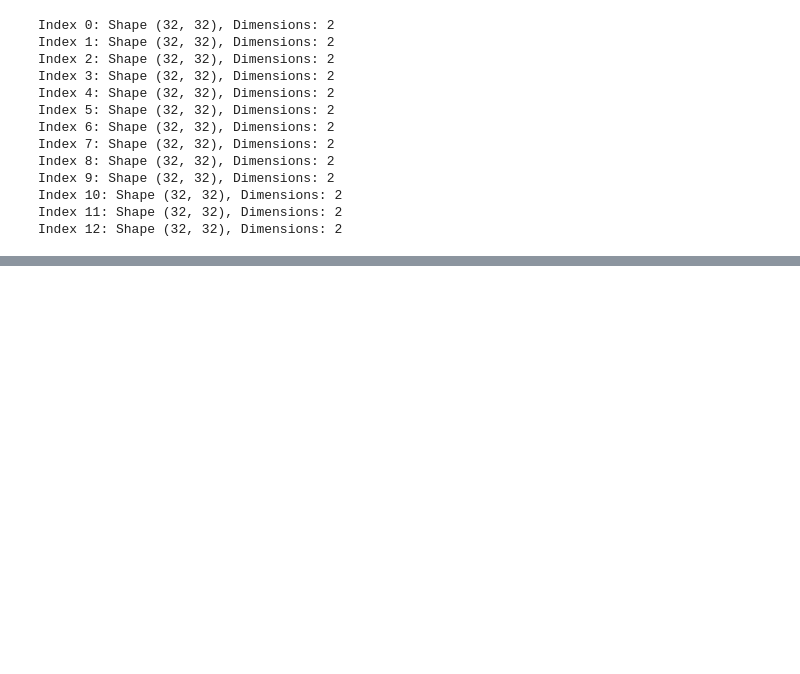
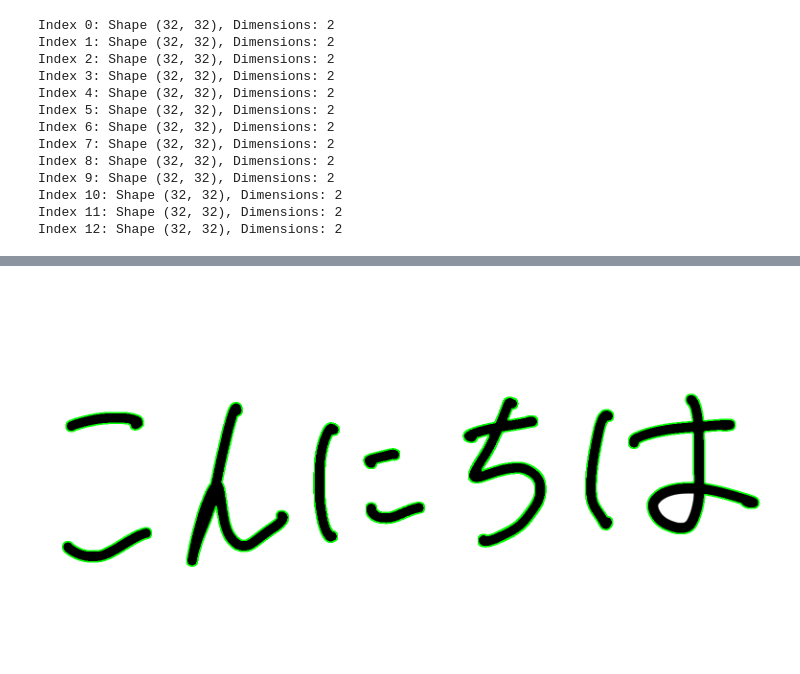
Before and after one commit to beatlesatani/OCR_project, a Jupyter notebook: Untitled0.ipynb, the cells around one changed output, grey strips where cells are left out. Drawn from its saved outputs; the diff is of its cells as text; code cells hidden in the pictures; blank space fills up the shorter version.

```diff
--- a/Untitled0.ipynb
+++ b/Untitled0.ipynb
@@ -91,3 +236,9 @@ for d in data:
+# %%
+contour_image = image.copy()
+cv2.drawContours(contour_image, cnts, -1, (0, 255, 0), 2)
+cv2_imshow(contour_image)
+# %% [output]
+[figure, added]
 # %%
 ####export some pictures from VM
 #and make it work and predict.
```
Also changed, not shown: parts of 25 cells of this notebook.
